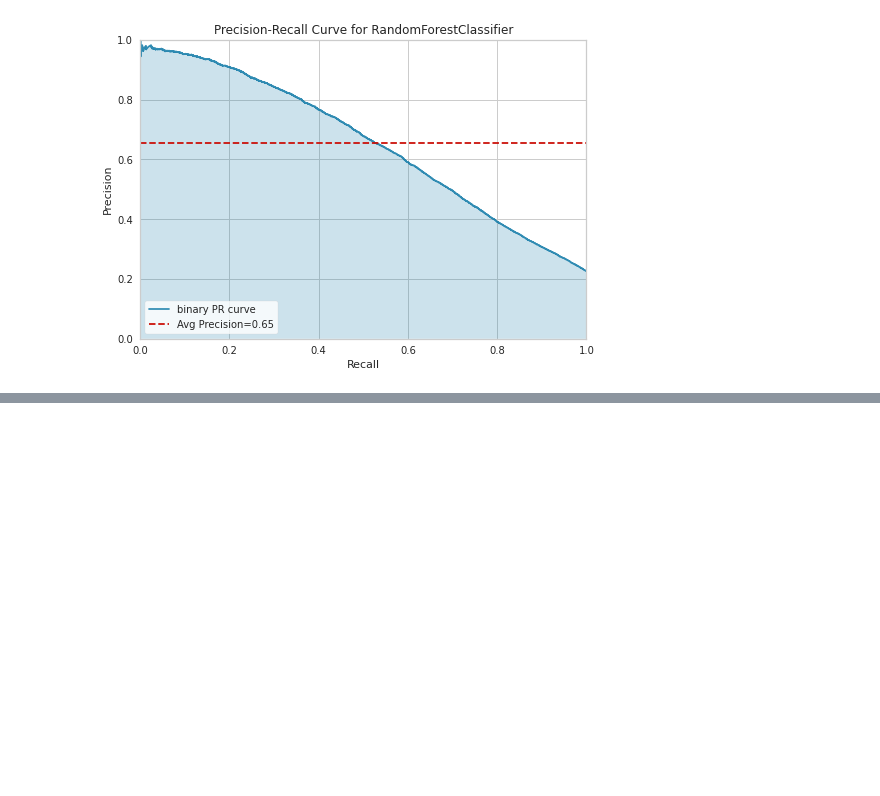
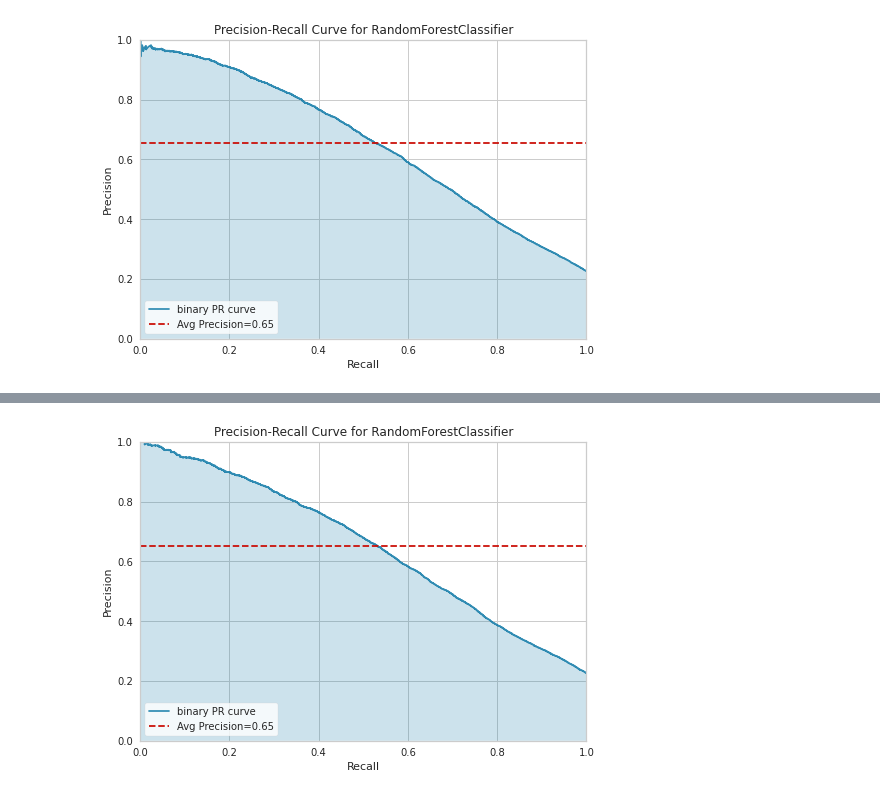
Before and after one commit to hadi-gharibi/oreh_yreviled, a Jupyter notebook: notebooks/03-modeling.ipynb, the cells around one changed output, grey strips where cells are left out. Drawn from its saved outputs; the diff is of its cells as text; code cells hidden in the pictures; blank space fills up the shorter version.

```diff
--- a/notebooks/03-modeling.ipynb
+++ b/notebooks/03-modeling.ipynb
@@ -150,0 +156,4 @@ lc_plot(rf_model, rf_data, n_jobs=2)
+# %%
+pr_plot(rf_model, rf_data)
+# %% [output]
+[figure, added]
```
Also changed, not shown: parts of 15 cells of this notebook.
